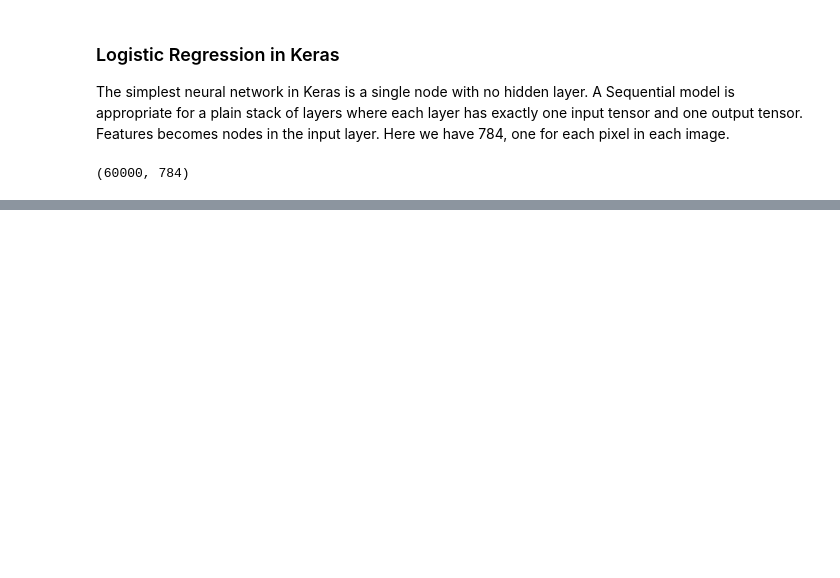
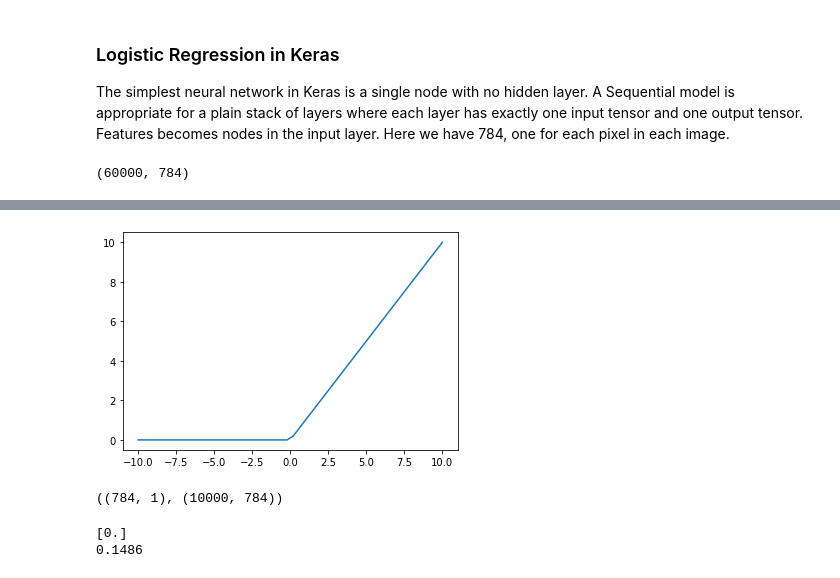
Before and after one commit to konstanzer/deep-learning, a Jupyter notebook: perceptrons.ipynb, the cells around one changed output, grey strips where cells are left out. Cells and saved outputs as stored; diff of their text form; code cells hidden in the pictures; blank space fills up the shorter version.

```diff
--- a/perceptrons.ipynb
+++ b/perceptrons.ipynb
@@ -103,0 +120,28 @@ print(yhat3[:7].T)
+# %%
+#why doesn't relu work here?
+def rectified(z):
+  lst=[]
+  for i in z: lst.append(max(0, i))
+  return lst
+plt.plot(x, rectified(x));
+# %% [output]
+[figure, added]
+# %%
+theta = model.get_weights()[0]
+bias = model.get_weights()[1]
+theta.shape, X_test.shape
+# %% [output]
+((784, 1), (10000, 784))
+# %%
+#prediction vector output from input vector, weights, and sigmoid function
+predictions = sigmoid((X_test @ theta) + bias) #I think the bias goes there
+predictions = np.array(predictions, dtype=int)
+
+#prediction from one example
+print(sigmoid(theta.T @ X_test[0] + bias)) #bias is still 0
+
+#the current model can't do multiclass prediction w/ one output neuron
+print(accuracy_score(y_test, predictions))
+# %% [output]
+[0.]
+0.1486
```
Also changed, not shown: parts of 27 cells of this notebook.
